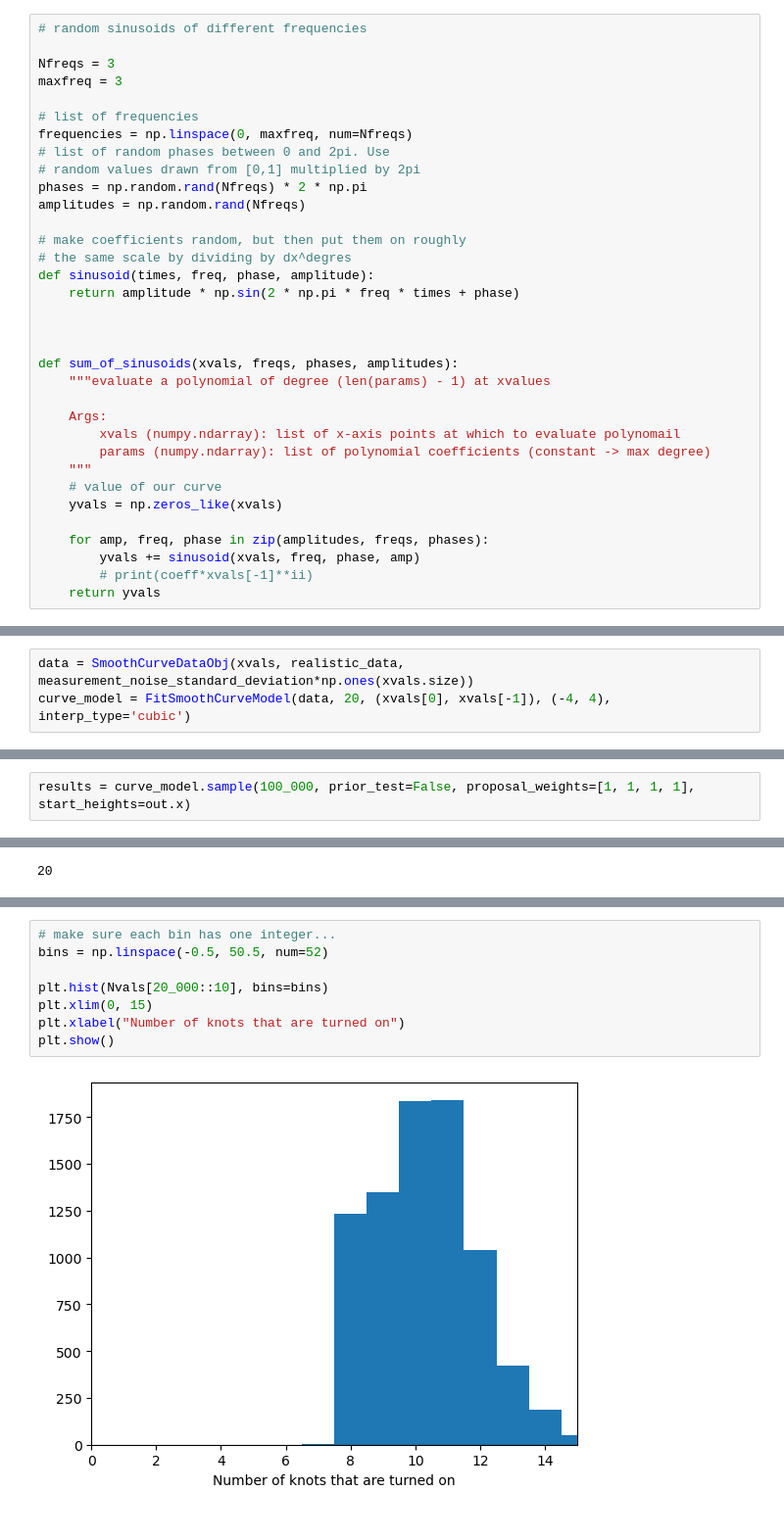
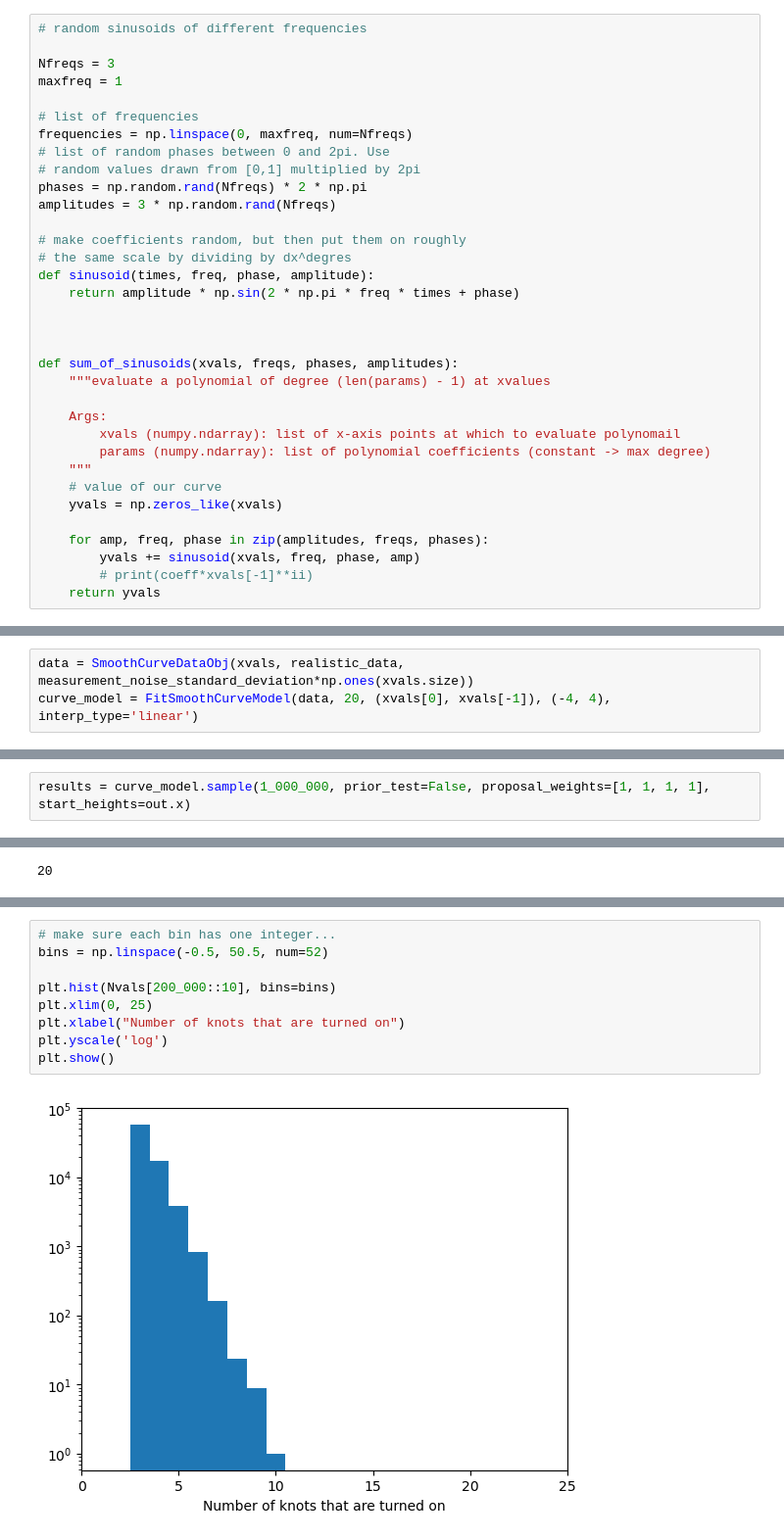
Before and after one commit to meyers-academic/TransdimensionalSplineFitting, a Jupyter notebook: TransdimensionalSplineFitting/example.ipynb, the cells around one changed output, grey strips where cells are left out. Shown at 98% size. Cells and saved outputs as stored; diff of their text form.

Commit message:
update proposals correctly.

```diff
--- a/TransdimensionalSplineFitting/example.ipynb
+++ b/TransdimensionalSplineFitting/example.ipynb
@@ -16,14 +16,14 @@ Here I generate fake data using a random assortment of sines and cosines. The ac
 # random sinusoids of different frequencies
 
 Nfreqs = 3
-maxfreq = 3
+maxfreq = 1
 
 # list of frequencies
 frequencies = np.linspace(0, maxfreq, num=Nfreqs)
 # list of random phases between 0 and 2pi. Use
 # random values drawn from [0,1] multiplied by 2pi
 phases = np.random.rand(Nfreqs) * 2 * np.pi
-amplitudes = np.random.rand(Nfreqs)
+amplitudes = 3 * np.random.rand(Nfreqs)
 
 # make coefficients random, but then put them on roughly
 # the same scale by dividing by dx^degres
@@ -343,13 +344,13 @@ plt.hist(Nvals[10_000::10], bins=bins)
 # Now let's do it for real...
 # %%
 data = SmoothCurveDataObj(xvals, realistic_data, measurement_noise_standard_deviation*np.ones(xvals.size))
-curve_model = FitSmoothCurveModel(data, 20, (xvals[0], xvals[-1]), (-4, 4), interp_type='cubic')
+curve_model = FitSmoothCurveModel(data, 20, (xvals[0], xvals[-1]), (-4, 4), interp_type='linear')
 # %%
 curve_model.N_possible_knots
 # %% [output]
 20
 # %%
-results = curve_model.sample(100_000, prior_test=False, proposal_weights=[1, 1, 1, 1], start_heights=out.x)
+results = curve_model.sample(1_000_000, prior_test=False, proposal_weights=[1, 1, 1, 1], start_heights=out.x)
 # %%
 curve_model.N_possible_knots
 # %% [output]
@@ -363,12 +364,13 @@ plt.plot(Nvals)
 # %%
 # make sure each bin has one integer...
 bins = np.linspace(-0.5, 50.5, num=52)
 
-plt.hist(Nvals[20_000::10], bins=bins)
-plt.xlim(0, 15)
+plt.hist(Nvals[200_000::10], bins=bins)
+plt.xlim(0, 25)
 plt.xlabel("Number of knots that are turned on")
+plt.yscale('log')
 plt.show()
 # %% [output]
-[figure, old version]
+[figure, new version]
 # %%
 for ii in range(1000):
```
Also changed, not shown: parts of 13 cells of this notebook, 1 other file.
